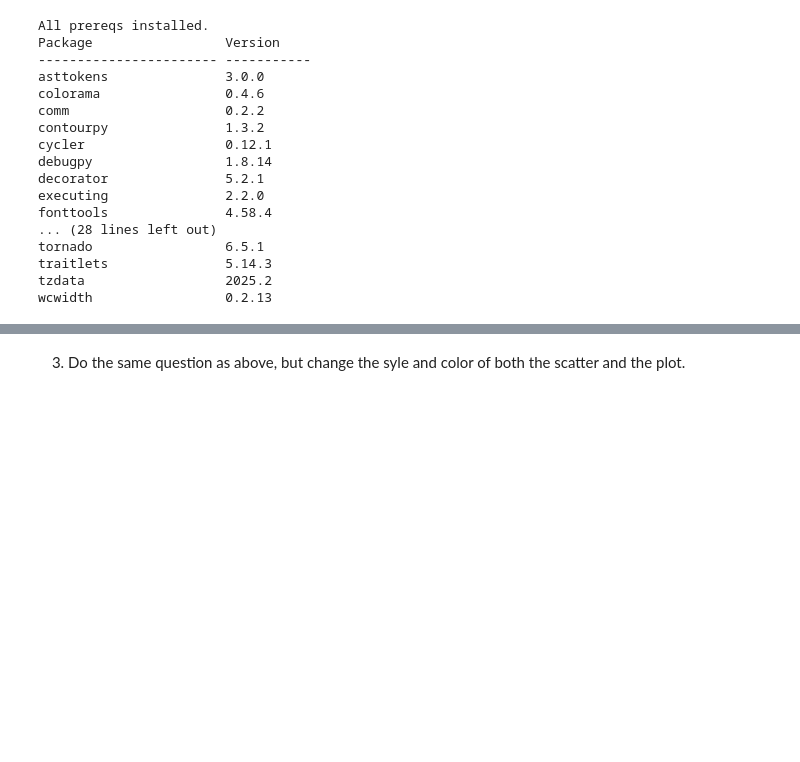
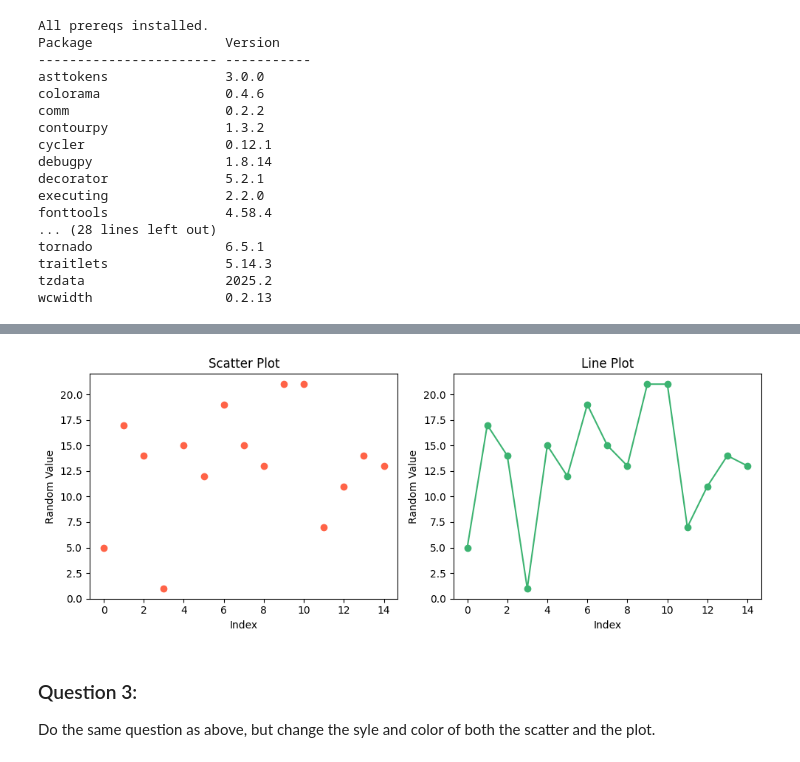
Before and after one commit to matthewpblock/pyplot, a Jupyter notebook: pyplot.ipynb, the cells around one changed output, grey strips where cells are left out. Drawn from its saved outputs; the diff is of its cells as text; code cells hidden in the pictures; blank space fills up the shorter version.

```diff
--- a/pyplot.ipynb
+++ b/pyplot.ipynb
@@ -62,2 +87,27 @@ letter_freq = dict(Counter(TEXT))
+# %%
+# Generate a sequence of random integers between 1 and 21
+values = [random.randint(1, 21) for _ in range(15)]
+indices = list(range(len(values)))
+
+# Create subplots: one for scatter, one for line plot
+fig, (ax1, ax2) = plt.subplots(1, 2, figsize=(10, 4))
+
+# Scatter plot
+ax1.scatter(indices, values, color='tomato')
+ax1.set_title("Scatter Plot")
+ax1.set_xlabel("Index")
+ax1.set_ylabel("Random Value")
+
+# Line plot
+ax2.plot(indices, values, marker='o', color='mediumseagreen')
+ax2.set_title("Line Plot")
+ax2.set_xlabel("Index")
+ax2.set_ylabel("Random Value")
+
+plt.tight_layout()
+plt.show()
+# %% [output]
+[figure, added]
 # %% [markdown]
-3. Do the same question as above, but change the syle and color of both the scatter and the plot.
+### Question 3:
+Do the same question as above, but change the syle and color of both the scatter and the plot.
```
Also changed, not shown: parts of 6 cells of this notebook, 1 other file.
